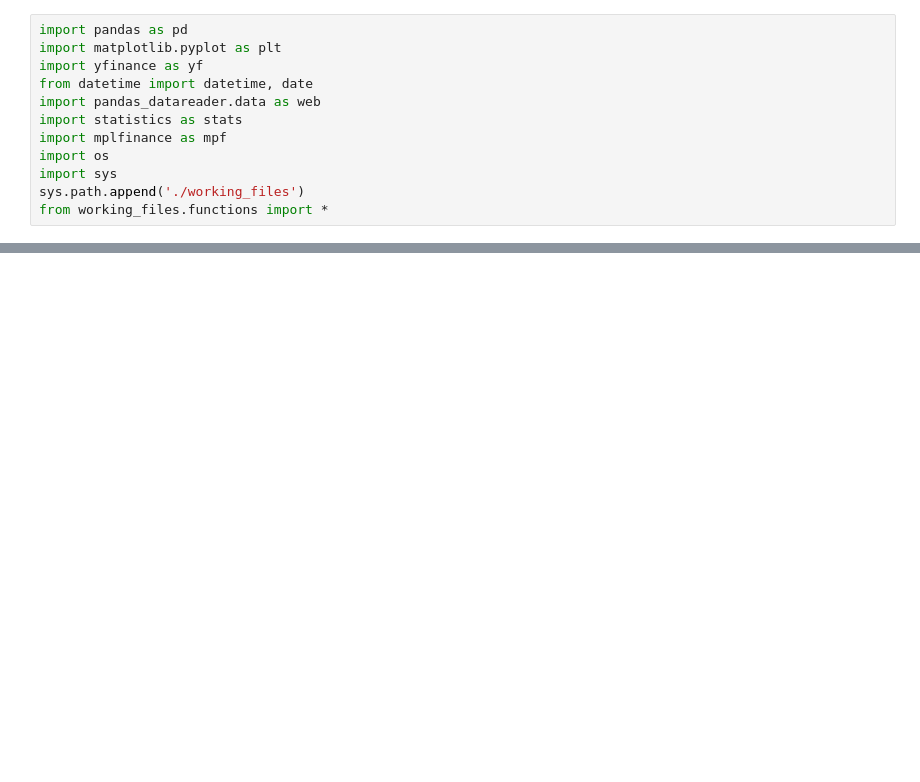
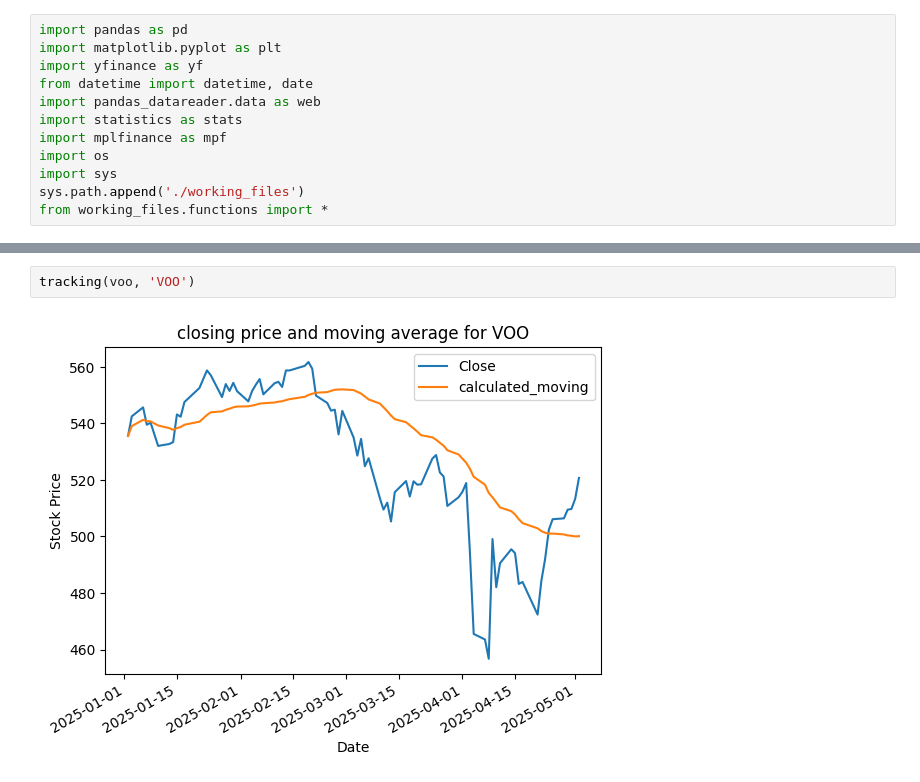
Before and after one commit to jasonrdz/economic-outlook, a Jupyter notebook: stock_tracker.ipynb, the cells around one changed output, grey strips where cells are left out. Cells and saved outputs as stored; diff of their text form; blank space fills up the shorter version.

```diff
--- a/stock_tracker.ipynb
+++ b/stock_tracker.ipynb
@@ -57,0 +64,4 @@ tracking(meta,'Meta')
+# %%
+tracking(voo, 'VOO')
+# %% [output]
+[figure, added]
```
Also changed, not shown: parts of 6 cells of this notebook, 36 other files.
